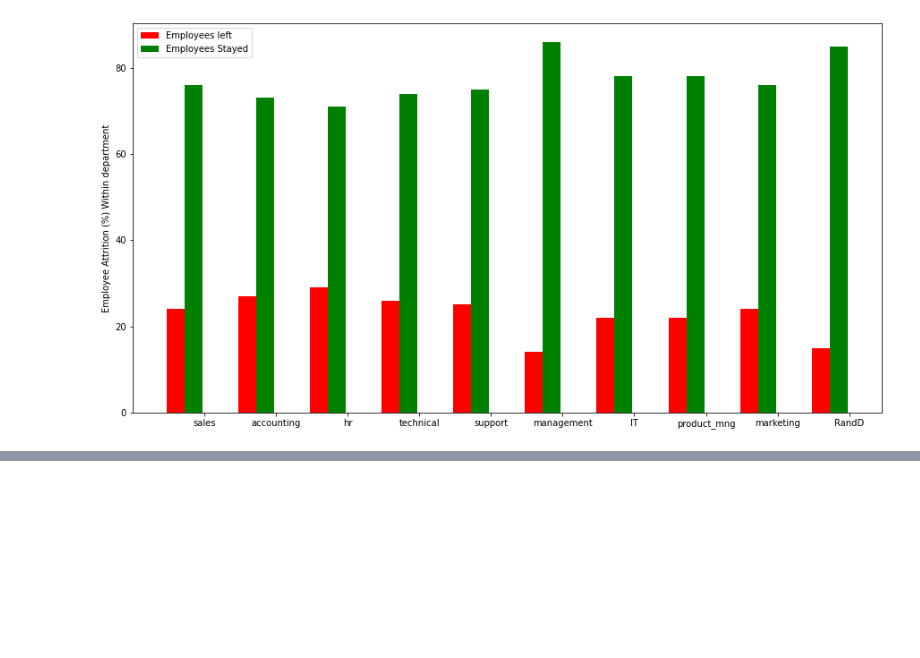
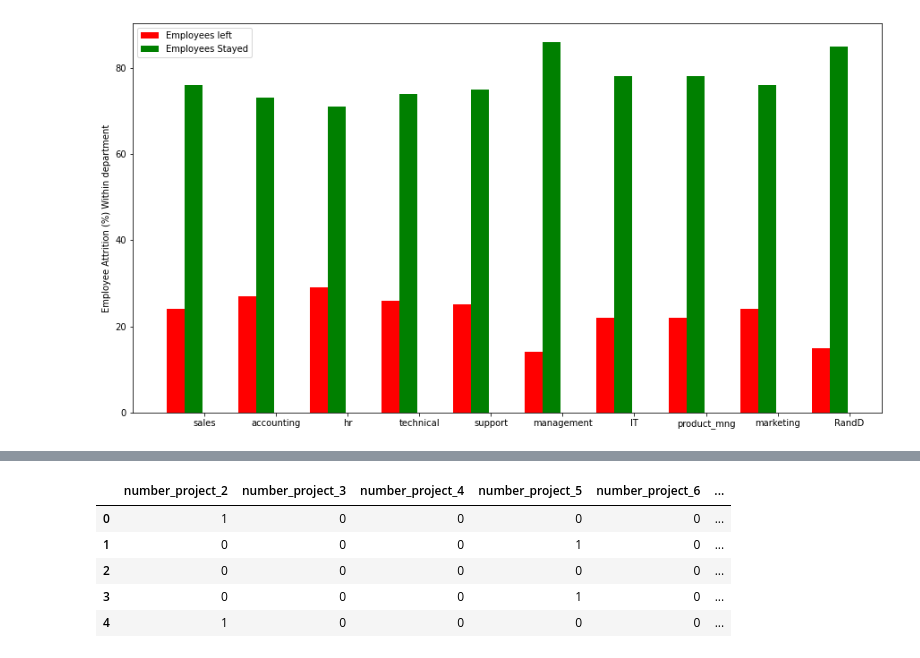
Before and after one commit to varunraj42/CodeBasics, a Jupyter notebook: Logisitc_Reg_CodeBasics.ipynb, the cells around one changed output, grey strips where cells are left out. Saved outputs shown, nothing was run; the diff lists cells and outputs as text; code cells hidden in the pictures; blank space fills up the shorter version.

```diff
--- a/Logisitc_Reg_CodeBasics.ipynb
+++ b/Logisitc_Reg_CodeBasics.ipynb
@@ -188,0 +206,10 @@ plt.legend(['Employees left', 'Employees Stayed'])
+# %%
+X = pd.get_dummies(X, columns=X.columns)
+X.head()
+# %% [output]
+|  | number_project_2 | number_project_3 | number_project_4 | number_project_5 | number_project_6 | ... |
+| 0 | 1 | 0 | 0 | 0 | 0 | ... |
+| 1 | 0 | 0 | 0 | 1 | 0 | ... |
+| 2 | 0 | 0 | 0 | 0 | 0 | ... |
+| 3 | 0 | 0 | 0 | 1 | 0 | ... |
+| 4 | 1 | 0 | 0 | 0 | 0 | ... |
```
Also changed, not shown: parts of 10 cells of this notebook.
